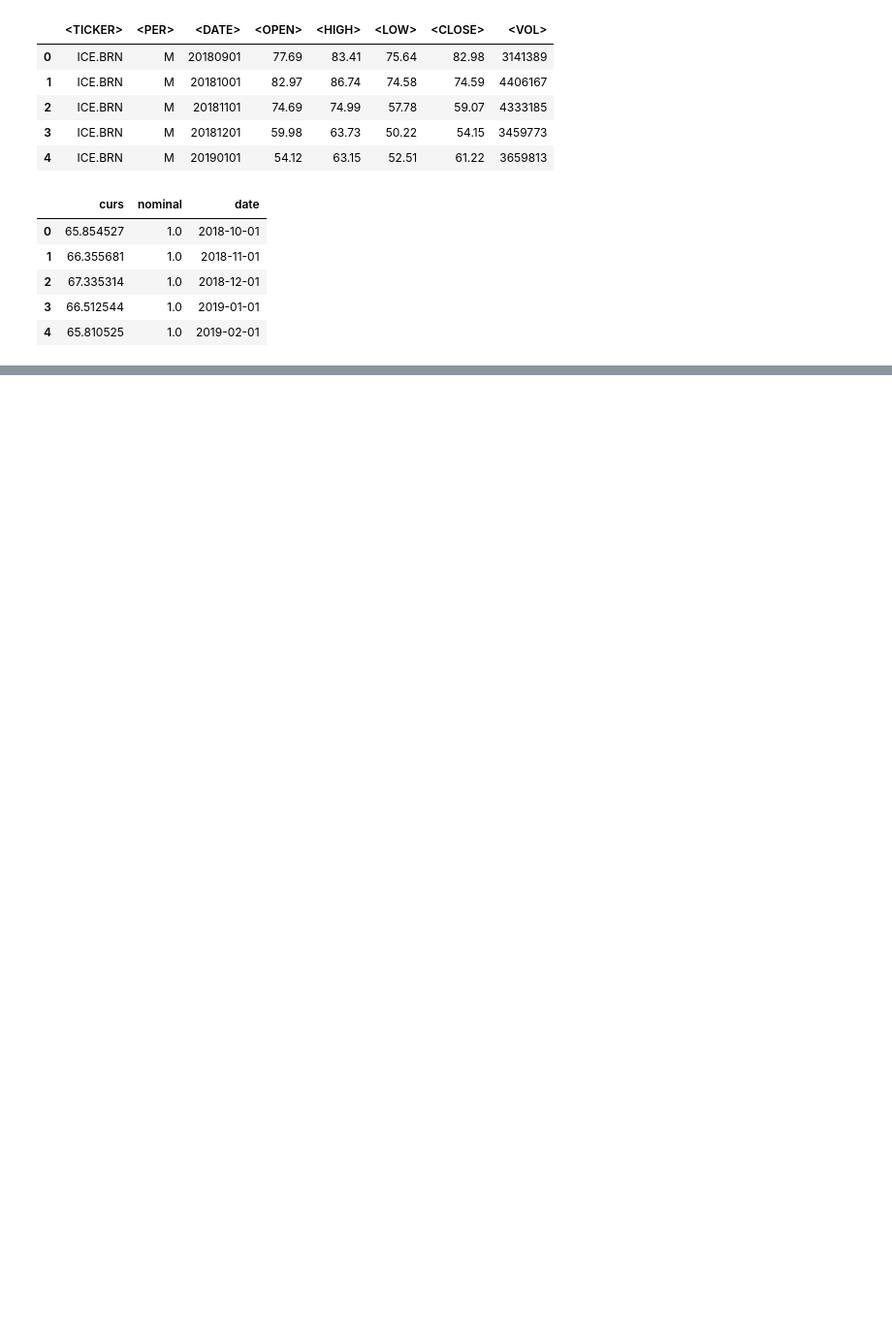
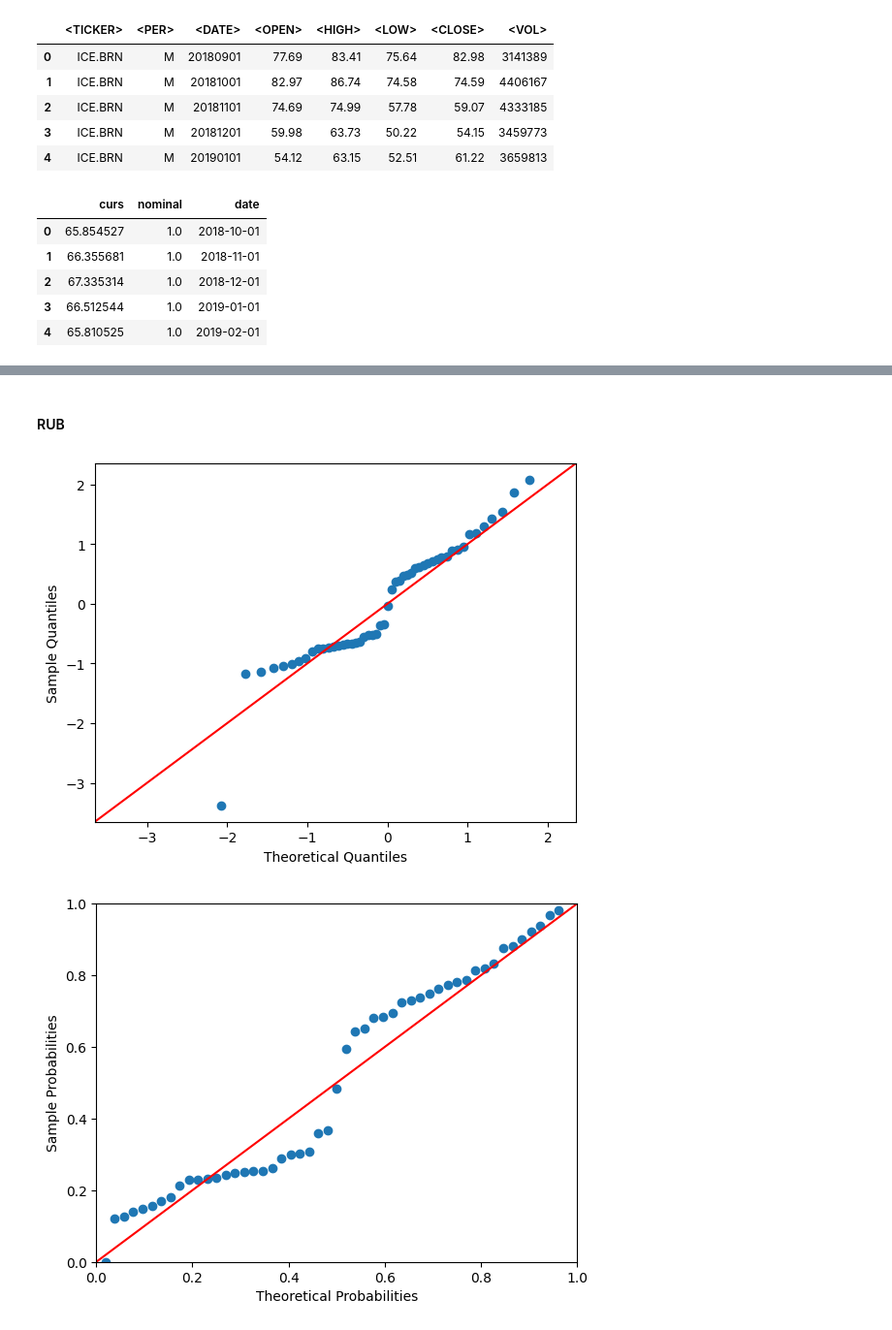
Before and after one commit to ForwardMoth/stdb_lab, a Jupyter notebook: lab3/lab3.ipynb, the cells around one changed output, grey strips where cells are left out. Shown at 97% size. Cells and saved outputs as stored; diff of their text form; code cells hidden in the pictures; blank space fills up the shorter version.

```diff
--- a/lab3/lab3.ipynb
+++ b/lab3/lab3.ipynb
@@ -23,0 +111,11 @@ dollar_df.head()
+# %% [markdown]
+#### RUB
+# %%
+probplot = sm.ProbPlot(df['RUB'])
+probplot.qqplot(line = '45')
+probplot.ppplot(line = '45')
+
+plt.show()
+# %% [output]
+[figure, added]
+[figure, added]
```
Also changed, not shown: parts of 38 cells of this notebook, 2 other files.
